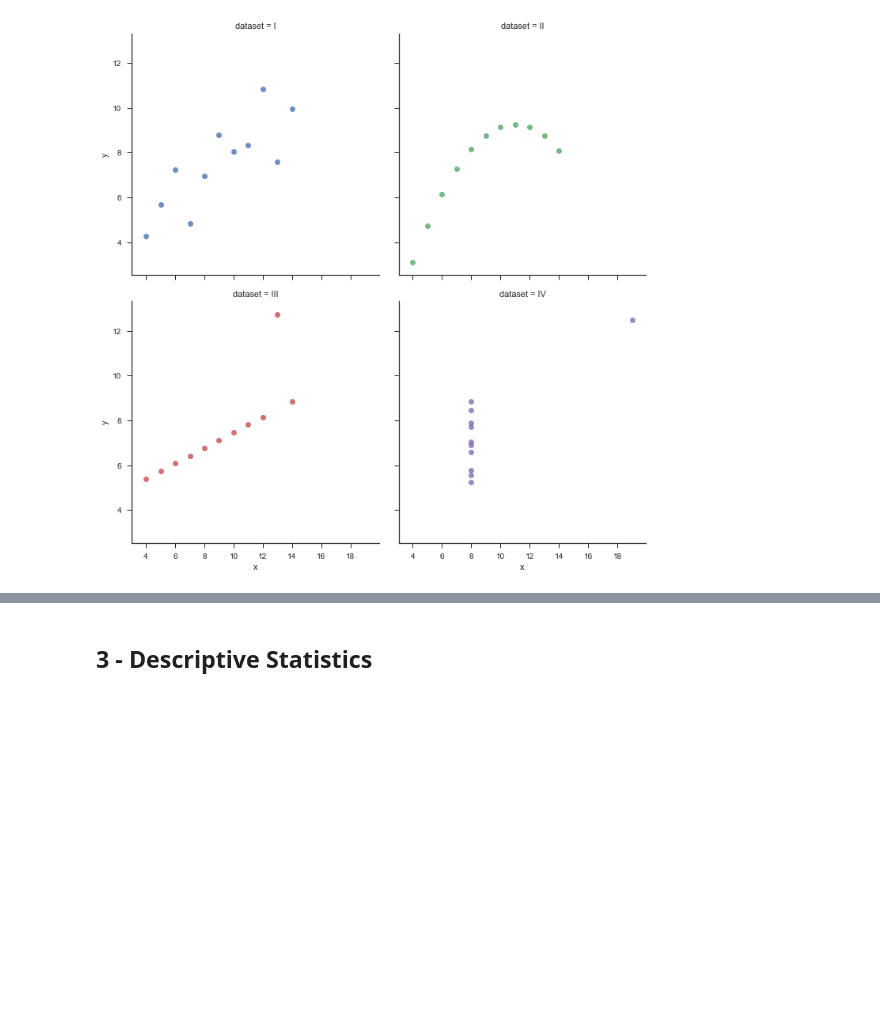
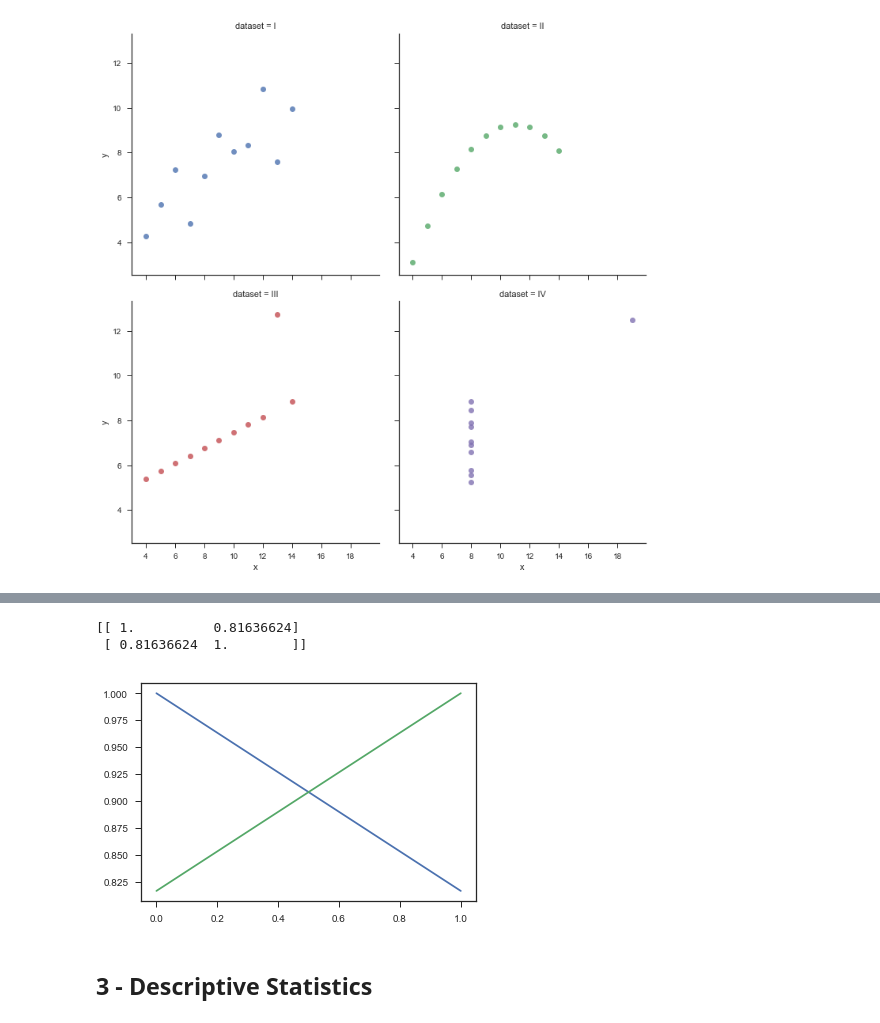
Before and after one commit to MKelly1303/GMIT_52446_Fund_Assignment1, a Jupyter notebook: 52446-Assignment_1_Mark_Kelly.ipynb, the cells around one changed output, grey strips where cells are left out. Saved outputs shown, nothing was run; the diff lists cells and outputs as text; code cells hidden in the pictures; blank space fills up the shorter version.

```diff
--- a/52446-Assignment_1_Mark_Kelly.ipynb
+++ b/52446-Assignment_1_Mark_Kelly.ipynb
@@ -86,3 +96,12 @@ array(['I', 'II', 'III', 'IV'], dtype=object)
+# %%
+testall = np.corrcoef(df.x, df.y)
+print(testall)
+plt.plot(testall)
+plt.show()
+# %% [output]
+[[ 1.          0.81636624]
+ [ 0.81636624  1.        ]]
+[figure, added]
 # %% [markdown]
 ## 3 - Descriptive Statistics
 # %%
```
Also changed, not shown: parts of 19 cells of this notebook.
